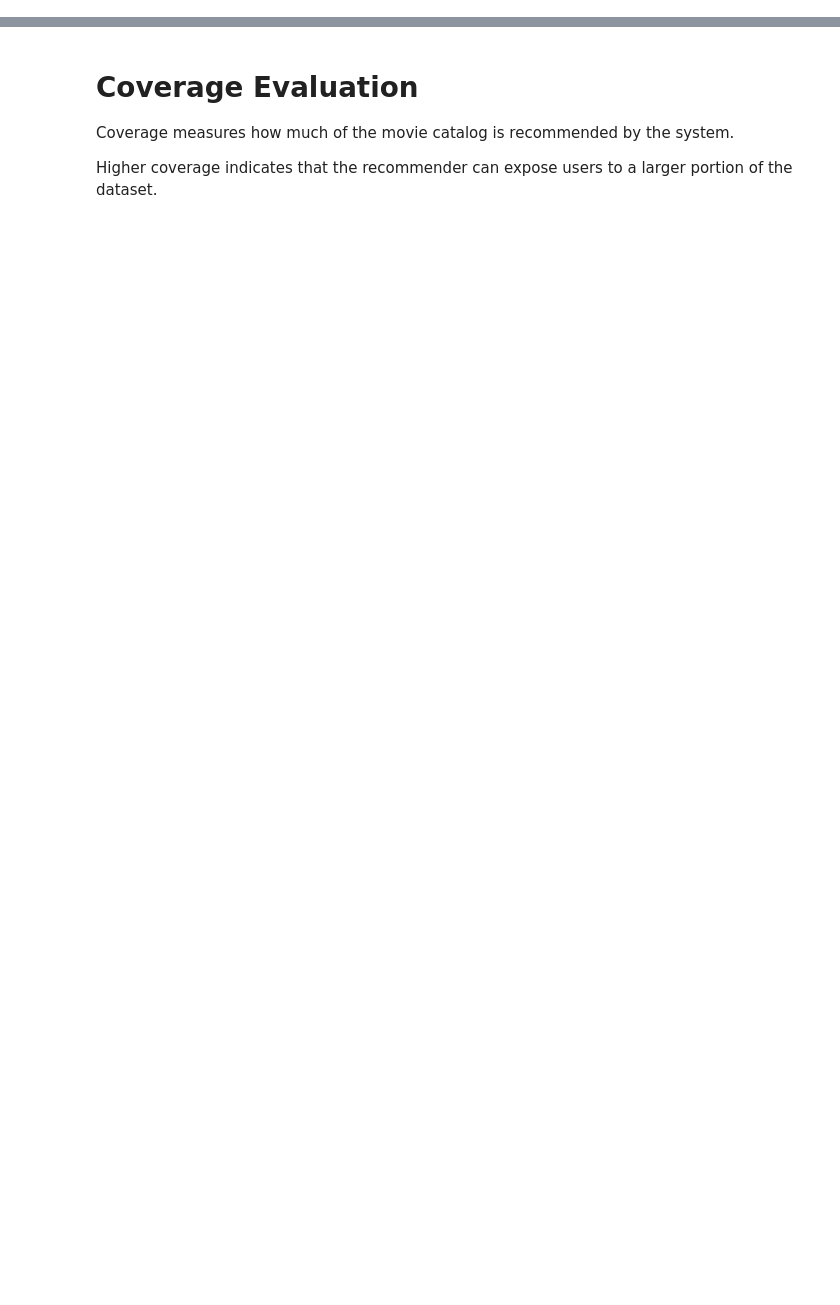
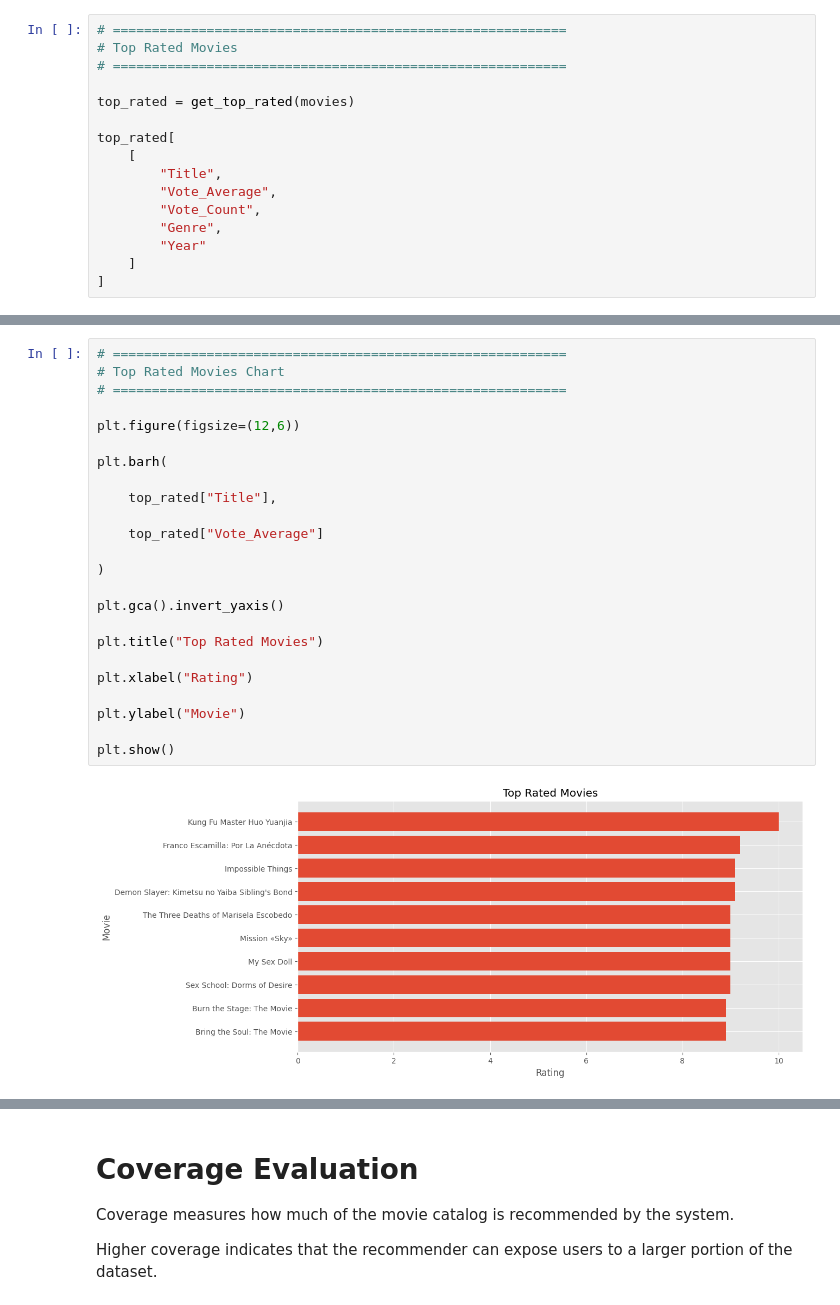
Before and after one commit to Hariomsingh31/Netflix-Recommendation-System, a Jupyter notebook: notebooks/05_Evaluation.ipynb, the cells around one changed output, grey strips where cells are left out. Drawn from its saved outputs; the diff is of its cells as text; blank space fills up the shorter version.

```diff
--- a/notebooks/05_Evaluation.ipynb
+++ b/notebooks/05_Evaluation.ipynb
@@ -77,0 +308,16 @@ Total Movies : 9826
+# %%
+# ==========================================================
+# Top Rated Movies
+# ==========================================================
+
+top_rated = get_top_rated(movies)
+
+top_rated[
+    [
+        "Title",
+        "Vote_Average",
+        "Vote_Count",
+        "Genre",
+        "Year"
+    ]
+]
@@ -77,0 +336,26 @@ Total Movies : 9826
+# %%
+# ==========================================================
+# Top Rated Movies Chart
+# ==========================================================
+
+plt.figure(figsize=(12,6))
+
+plt.barh(
+
+    top_rated["Title"],
+
+    top_rated["Vote_Average"]
+
+)
+
+plt.gca().invert_yaxis()
+
+plt.title("Top Rated Movies")
+
+plt.xlabel("Rating")
+
+plt.ylabel("Movie")
+
+plt.show()
+# %% [output]
+[figure, added]
```
Also changed, not shown: parts of 66 cells of this notebook, 10 other files.
